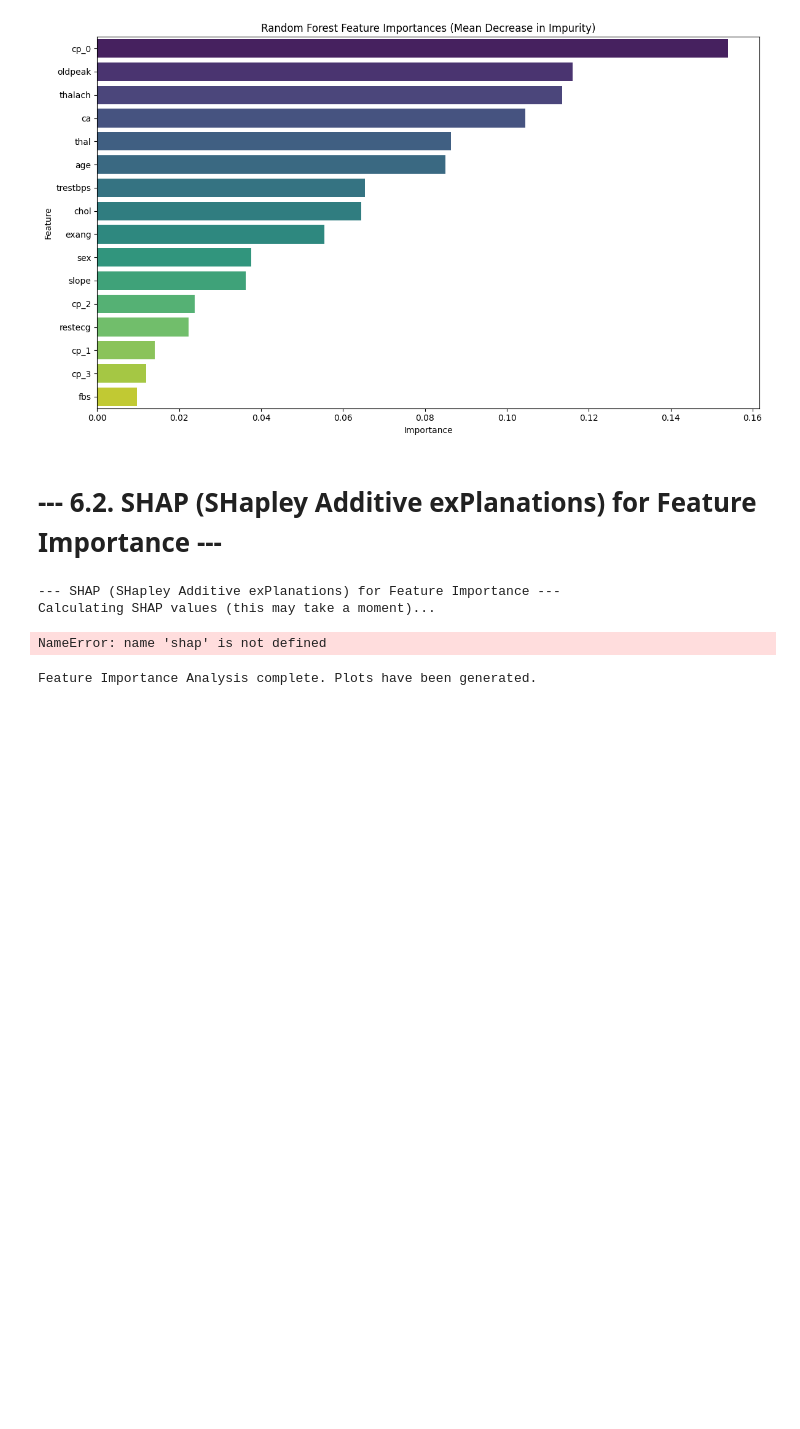
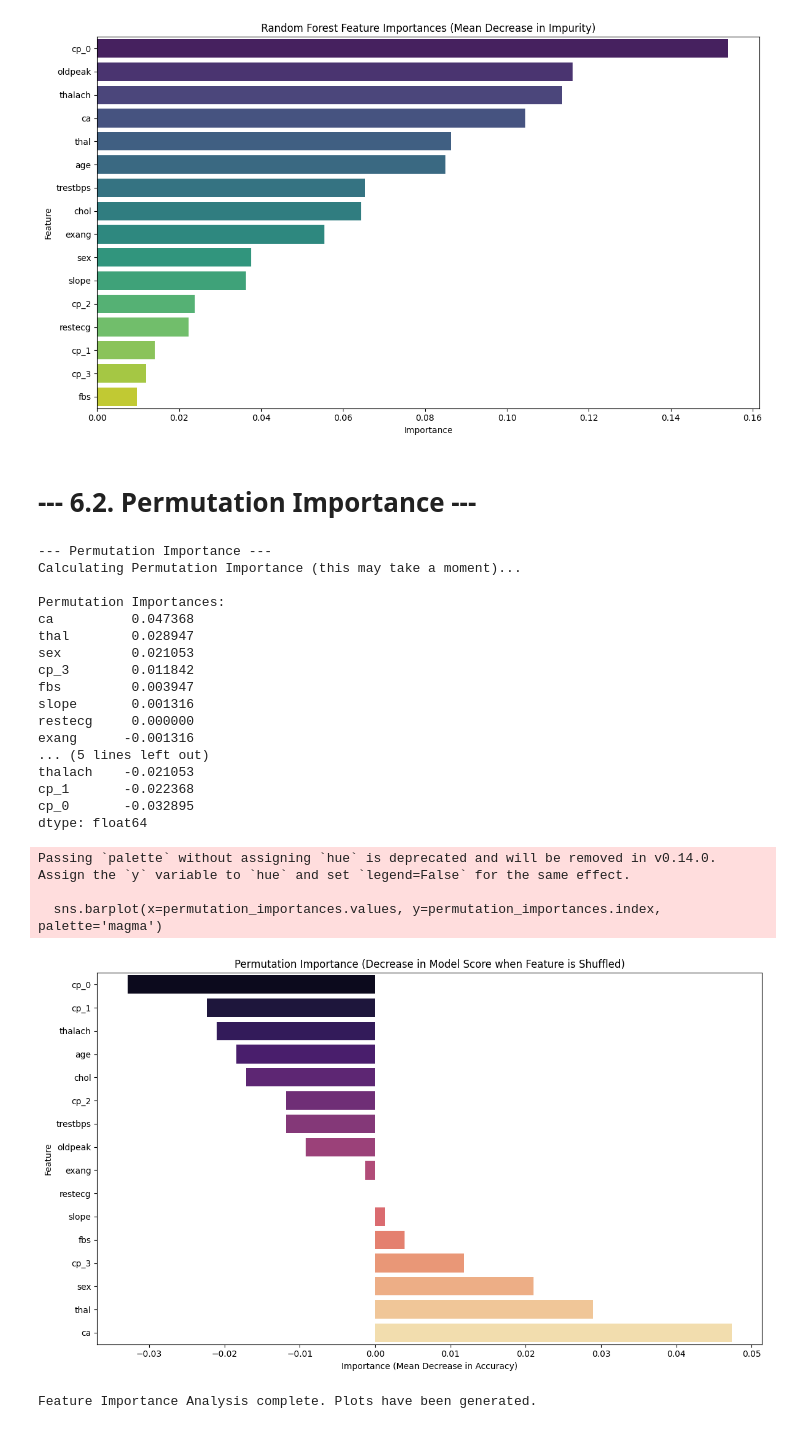
Before and after one commit to AlexOrtiz5/Public_Health, a Jupyter notebook: Health_Feature.ipynb, the cells around one changed output. Cells and saved outputs as stored; diff of their text form; code cells hidden in the pictures; blank space fills up the shorter version.

Commit message:
Fixed the error by changing the library

```diff
--- a/Health_Feature.ipynb
+++ b/Health_Feature.ipynb
@@ -206,32 +207,56 @@ Passing `palette` without assigning `hue` is deprecated and will be removed in v
   sns.barplot(x=feature_importances, y=feature_importances.index, palette='viridis')
 [figure]
 # %% [markdown]
-# --- 6.2. SHAP (SHapley Additive exPlanations) for Feature Importance ---
+# --- 6.2. Permutation Importance ---
 # %%
-print("\n--- SHAP (SHapley Additive exPlanations) for Feature Importance ---")
-print("Calculating SHAP values (this may take a moment)...")
+print("\n--- Permutation Importance ---")
+print("Calculating Permutation Importance (this may take a moment)...")
 
-# Create a SHAP explainer for the Random Forest model
-# For tree-based models, shap.TreeExplainer is efficient
-explainer = shap.TreeExplainer(rf_model)
+# Calculate permutation importance on the test set
+# n_repeats: number of times to permute a feature
+# random_state: for reproducibility
+# n_jobs: number of CPU cores to use (-1 means all available)
+result = permutation_importance(
+    rf_model, X_test_scaled, y_test, n_repeats=10, random_state=42, n_jobs=-1
+)
 
-# Calculate SHAP values for the test set
-# Using a sample of the test set for faster computation if test set is very large
-# For smaller datasets, you can use X_test_scaled directly
-sample_size = min(500, X_test_scaled.shape[0]) # Limit to 500 samples or full test set if smaller
-shap_values = explainer.shap_values(X_test_scaled.sample(n=sample_size, random_state=42))
+# Organize results into a DataFrame for easier viewing and plotting
+sorted_idx = result.importances_mean.argsort()
+permutation_importances = pd.Series(result.importances_mean[sorted_idx], index=X_test_scaled.columns[sorted_idx])
 
-# SHAP values for binary classification models typically return two arrays (for class 0 and class 1)
-# We are interested in the impact on predicting the positive class (target=1), so we use shap_values[1]
-print("Generating SHAP summary plot...")
-shap.summary_plot(shap_values[1], X_test_scaled.sample(n=sample_size, random_state=42), feature_names=FEATURES, show=False)
-plt.title('SHAP Summary Plot (Impact on Predicting Disease)')
+print("\nPermutation Importances:")
+print(permutation_importances.sort_values(ascending=False))
+
+# Plotting Permutation Importance
+plt.figure(figsize=(12, 7))
+sns.barplot(x=permutation_importances.values, y=permutation_importances.index, palette='magma')
+plt.title('Permutation Importance (Decrease in Model Score when Feature is Shuffled)')
+plt.xlabel('Importance (Mean Decrease in Accuracy)')
+plt.ylabel('Feature')
 plt.tight_layout()
 plt.show()
 # %% [output]
---- SHAP (SHapley Additive exPlanations) for Feature Importance ---
-Calculating SHAP values (this may take a moment)...
+--- Permutation Importance ---
+Calculating Permutation Importance (this may take a moment)...
+
+Permutation Importances:
+ca          0.047368
+thal        0.028947
+sex         0.021053
+cp_3        0.011842
+fbs         0.003947
+slope       0.001316
+restecg     0.000000
+exang      -0.001316
+... (5 lines left out)
+thalach    -0.021053
+cp_1       -0.022368
+cp_0       -0.032895
+dtype: float64
-NameError: name 'shap' is not defined
+Passing `palette` without assigning `hue` is deprecated and will be removed in v0.14.0. Assign the `y` variable to `hue` and set `legend=False` for the same effect.
+
+  sns.barplot(x=permutation_importances.values, y=permutation_importances.index, palette='magma')
+[figure, added]
 # %%
 print("\nFeature Importance Analysis complete. Plots have been generated.")
 # %% [output]
```
Also changed, not shown: parts of 1 cell of this notebook.
